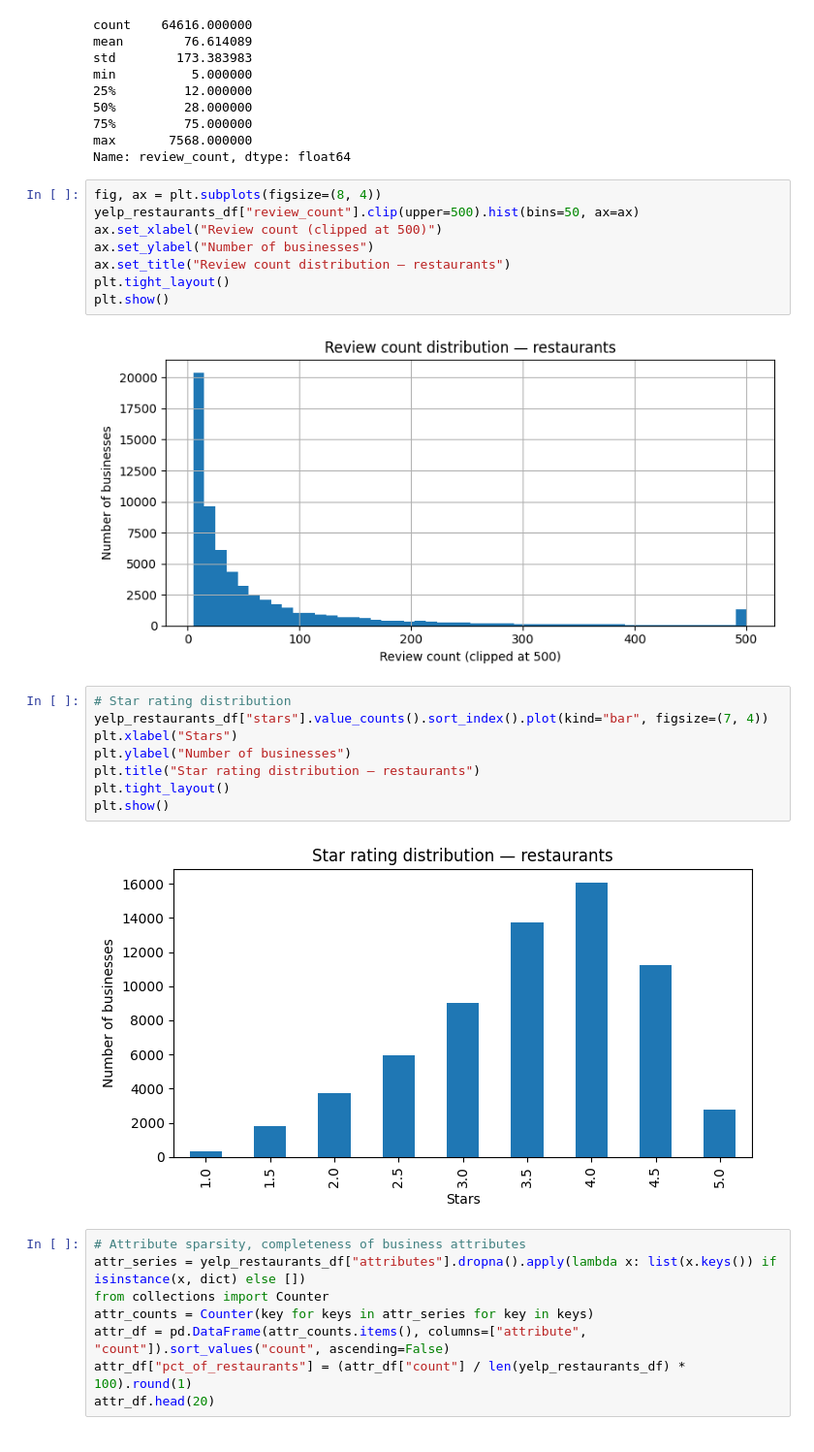
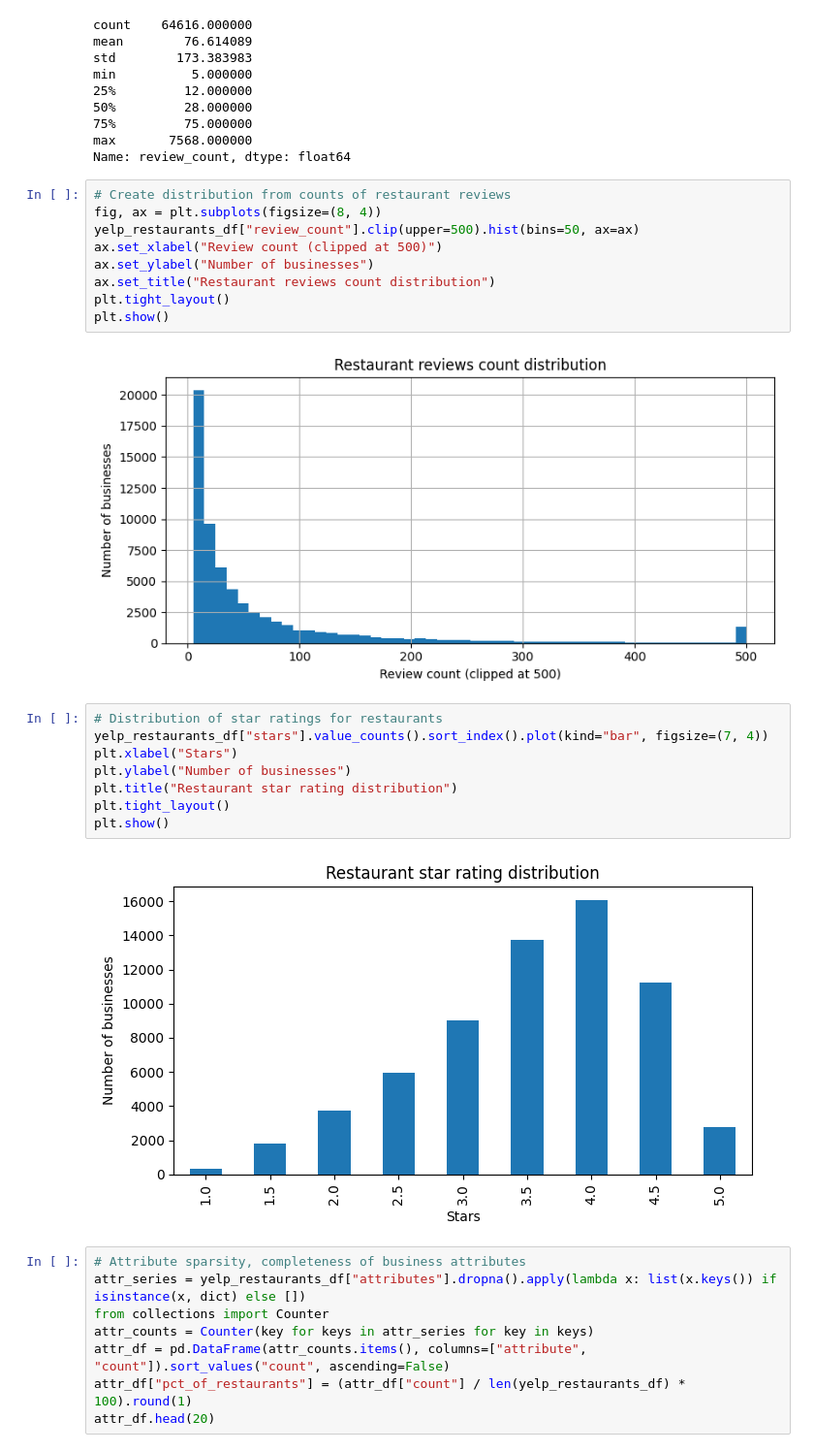
Before and after one commit to jranbirj/rec-system, a Jupyter notebook: notebooks/01_eda.ipynb, the cells around one changed output. Shown at 97% size. Saved outputs shown, nothing was run; the diff lists cells and outputs as text.

Commit message:
Updated notebook with review and user EDA

```diff
--- a/notebooks/01_eda.ipynb
+++ b/notebooks/01_eda.ipynb
@@ -58,25 +58,26 @@ min          5.000000
 max       7568.000000
 Name: review_count, dtype: float64
 # %%
+# Create distribution from counts of restaurant reviews
 fig, ax = plt.subplots(figsize=(8, 4))
 yelp_restaurants_df["review_count"].clip(upper=500).hist(bins=50, ax=ax)
 ax.set_xlabel("Review count (clipped at 500)")
 ax.set_ylabel("Number of businesses")
-ax.set_title("Review count distribution — restaurants")
+ax.set_title("Restaurant reviews count distribution")
 plt.tight_layout()
 plt.show()
 # %% [output]
-[figure, old version]
+[figure, new version]
 # %%
-# Star rating distribution
+# Distribution of star ratings for restaurants
 yelp_restaurants_df["stars"].value_counts().sort_index().plot(kind="bar", figsize=(7, 4))
 plt.xlabel("Stars")
 plt.ylabel("Number of businesses")
-plt.title("Star rating distribution — restaurants")
+plt.title("Restaurant star rating distribution")
 plt.tight_layout()
 plt.show()
 # %% [output]
-[figure, old version]
+[figure, new version]
 # %%
 # Attribute sparsity, completeness of business attributes
 attr_series = yelp_restaurants_df["attributes"].dropna().apply(lambda x: list(x.keys()) if isinstance(x, dict) else [])
```
Also changed, not shown: parts of 11 cells of this notebook.
